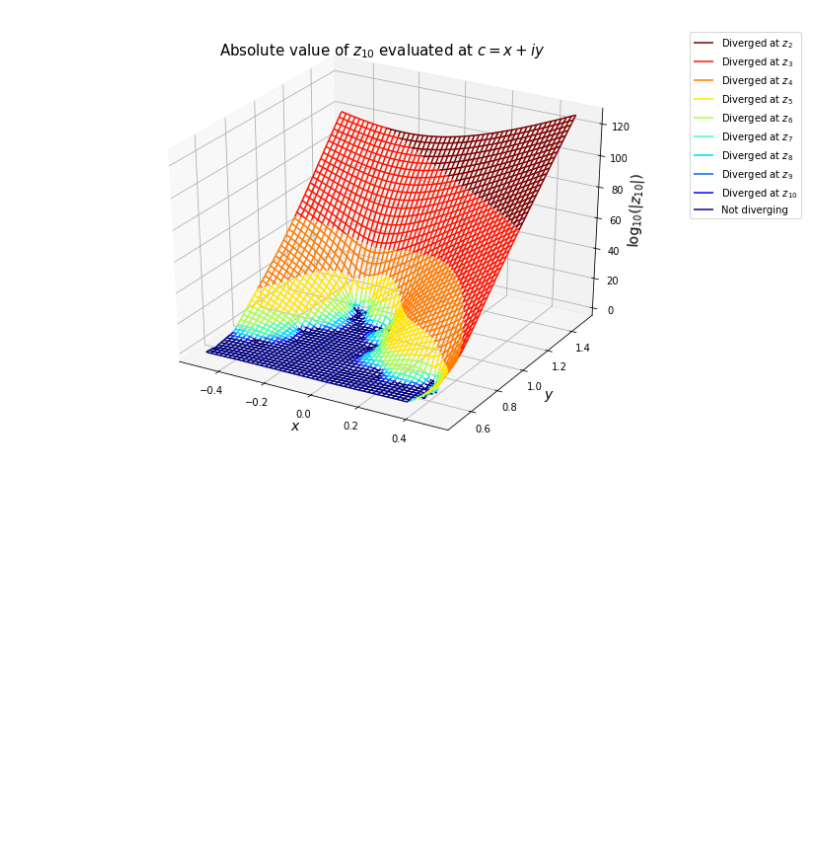
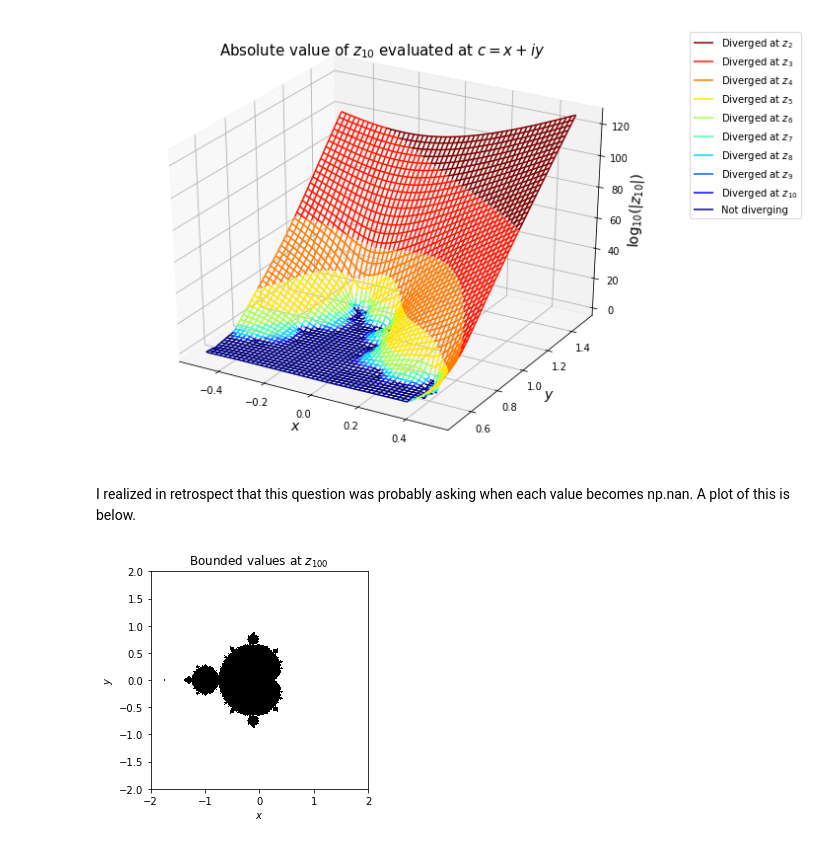
Before and after one commit to mwbub/Bub_Mathew_Assignment1, a Jupyter notebook: question4/question4.ipynb, the cells around one changed output. Saved outputs shown, nothing was run; the diff lists cells and outputs as text; code cells hidden in the pictures; blank space fills up the shorter version.

Commit message:
Corrected question 4. Added Speeder to question 6.

```diff
--- a/question4/question4.ipynb
+++ b/question4/question4.ipynb
@@ -145,3 +146,20 @@ legend = ax.legend(bbox_to_anchor = (1.05, 1), loc = 2)
 plt.show()
 # %% [output]
 [figure]
+# %% [markdown]
+I realized in retrospect that this question was probably asking when each value becomes np.nan. A plot of this is below.
+# %%
+n = 100
+x = np.linspace(-2, 2, 1000)
+y = np.linspace(-2, 2, 1000)
+xv, yv = np.meshgrid(x, y)
+vals = np.array(list(Z(xv, yv, n)))
+# %%
+zv = np.isnan(vals[n-1])
+plt.imshow(zv, cmap = 'gray', extent = [-2,2,-2,2])
+plt.xlabel('$x$')
+plt.ylabel('$y$')
+plt.title('Bounded values at $z_{%d}$'%n)
+plt.show()
+# %% [output]
+[figure, added]
```
Also changed, not shown: parts of 9 cells of this notebook, 1 other file.
